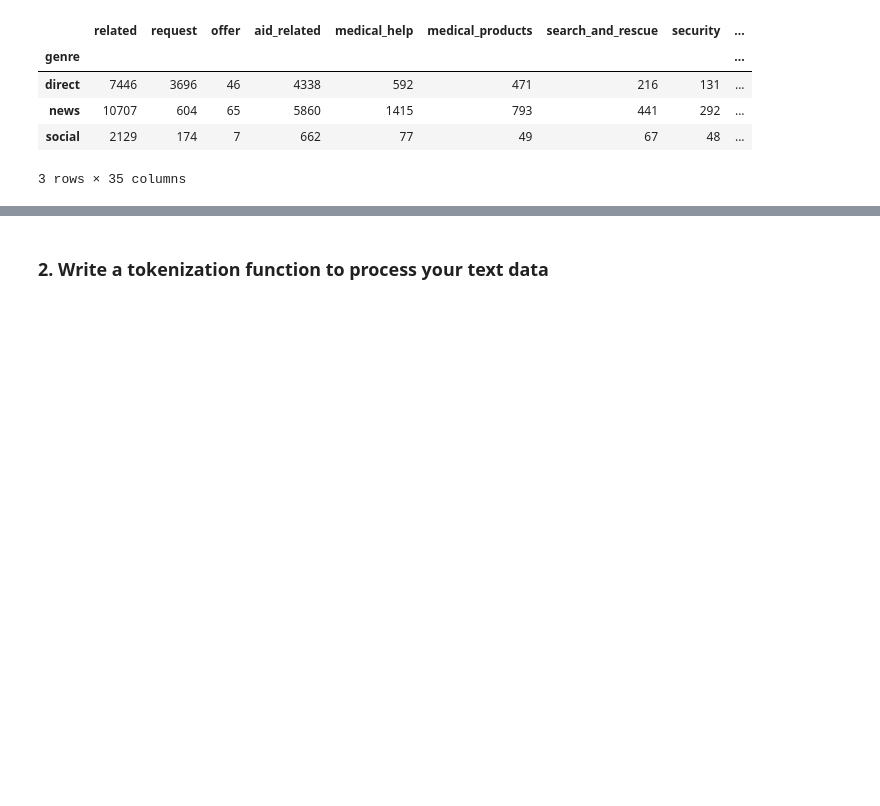
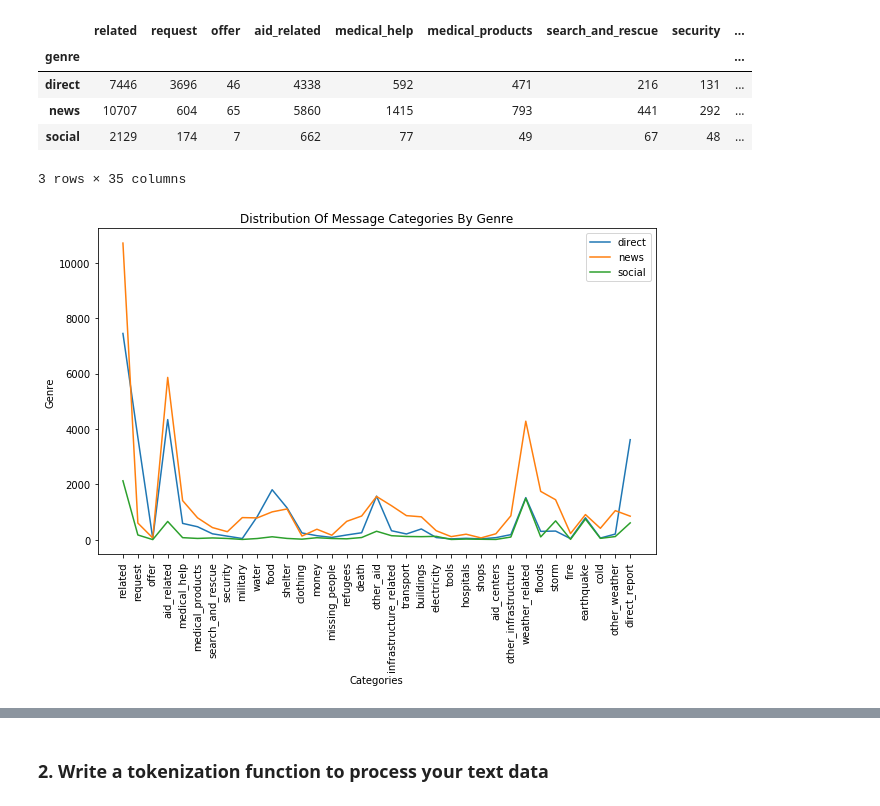
Before and after one commit to Data-Semi/Disaster-Response-Pipelines, a Jupyter notebook: ML Pipeline Preparation.ipynb, the cells around one changed output, grey strips where cells are left out. Saved outputs shown, nothing was run; the diff lists cells and outputs as text; code cells hidden in the pictures; blank space fills up the shorter version.

```diff
--- a/ML Pipeline Preparation.ipynb
+++ b/ML Pipeline Preparation.ipynb
@@ -87,3 +123,14 @@ df_genre_scatter
 | news | 10707 | 604 | 65 | 5860 | 1415 | 793 | 441 | 292 | ... |
 | social | 2129 | 174 | 7 | 662 | 77 | 49 | 67 | 48 | ... |
 3 rows × 35 columns
+# %%
+
+plt.figure(figsize=(10, 6))
+plt.title('Distribution Of Message Categories By Genre')
+plt.plot(df_genre_scatter.T)
+plt.legend(df_genre_scatter.index.values)
+plt.xlabel("Categories");
+plt.ylabel("Genre");
+plt.xticks(rotation=90);
+# %% [output]
+[figure, added]
```
Also changed, not shown: parts of 35 cells of this notebook, 7 other files.
